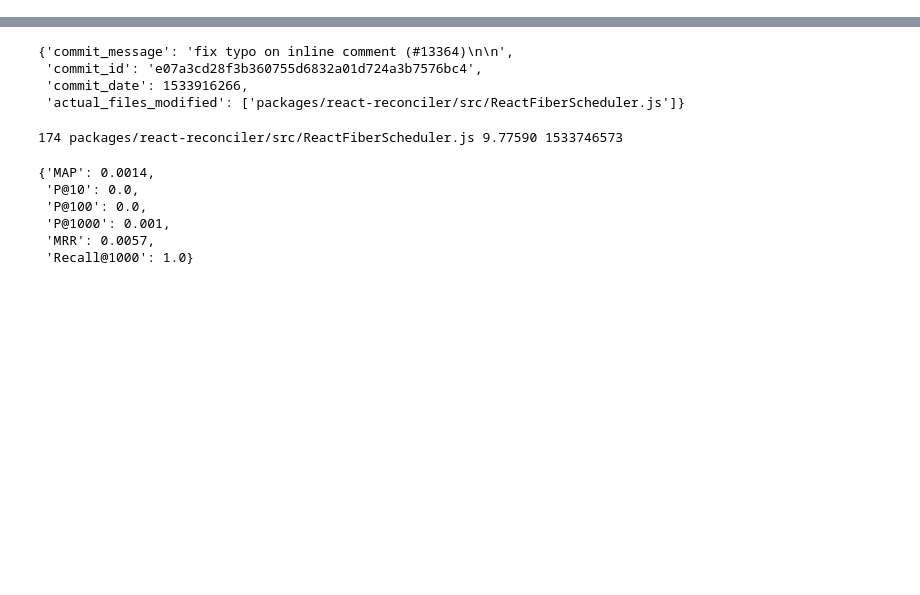
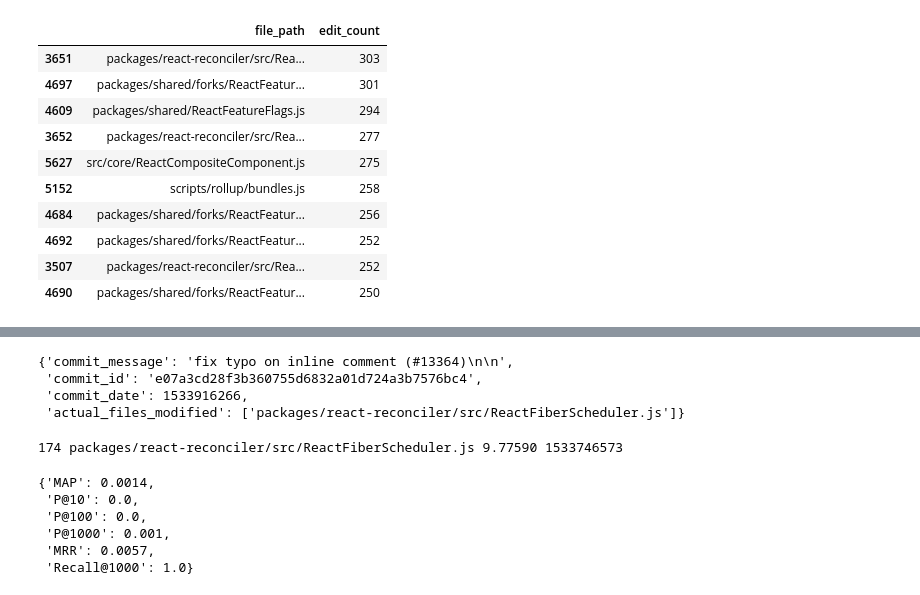
Before and after one commit to Siddharth-Gandhi/ds, a Jupyter notebook: notebooks/rerank.ipynb, the cells around one changed output, grey strips where cells are left out. Saved outputs shown, nothing was run; the diff lists cells and outputs as text; code cells hidden in the pictures; blank space fills up the shorter version.

```diff
--- a/notebooks/rerank.ipynb
+++ b/notebooks/rerank.ipynb
@@ -15,0 +68,14 @@ df = get_combined_df(repo_dir)
+# %%
+file_edit_count.head(10)
+# %% [output]
+|  | file_path | edit_count |
+| 3651 | packages/react-reconciler/src/Rea... | 303 |
+| 4697 | packages/shared/forks/ReactFeatur... | 301 |
+| 4609 | packages/shared/ReactFeatureFlags.js | 294 |
+| 3652 | packages/react-reconciler/src/Rea... | 277 |
+| 5627 | src/core/ReactCompositeComponent.js | 275 |
+| 5152 | scripts/rollup/bundles.js | 258 |
+| 4684 | packages/shared/forks/ReactFeatur... | 256 |
+| 4692 | packages/shared/forks/ReactFeatur... | 252 |
+| 3507 | packages/react-reconciler/src/Rea... | 252 |
+| 4690 | packages/shared/forks/ReactFeatur... | 250 |
```
Also changed, not shown: parts of 25 cells of this notebook.
